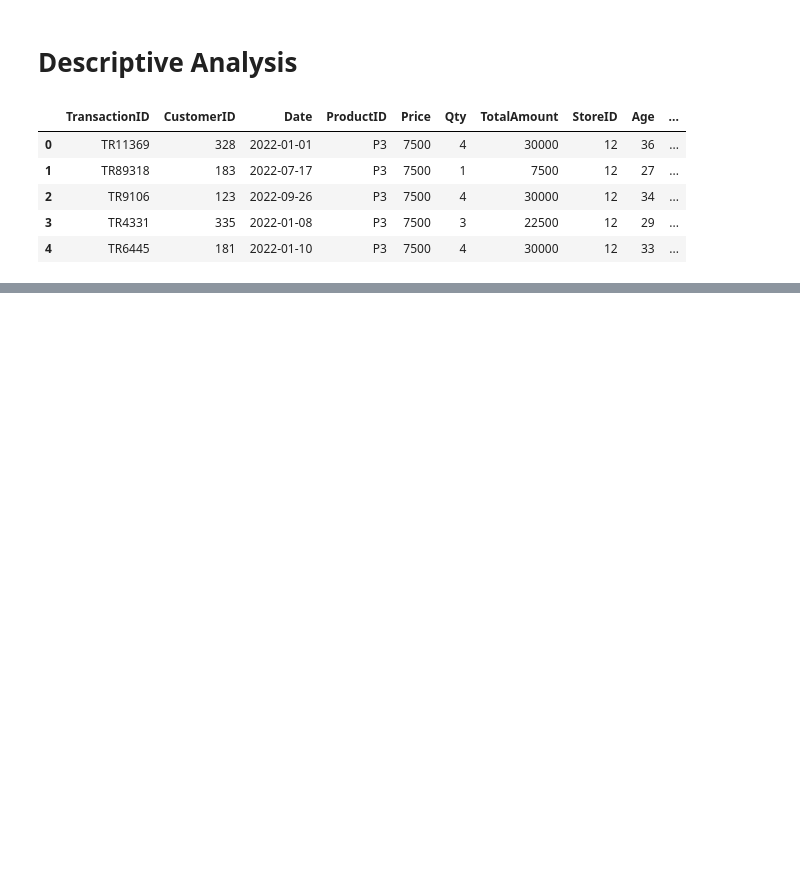
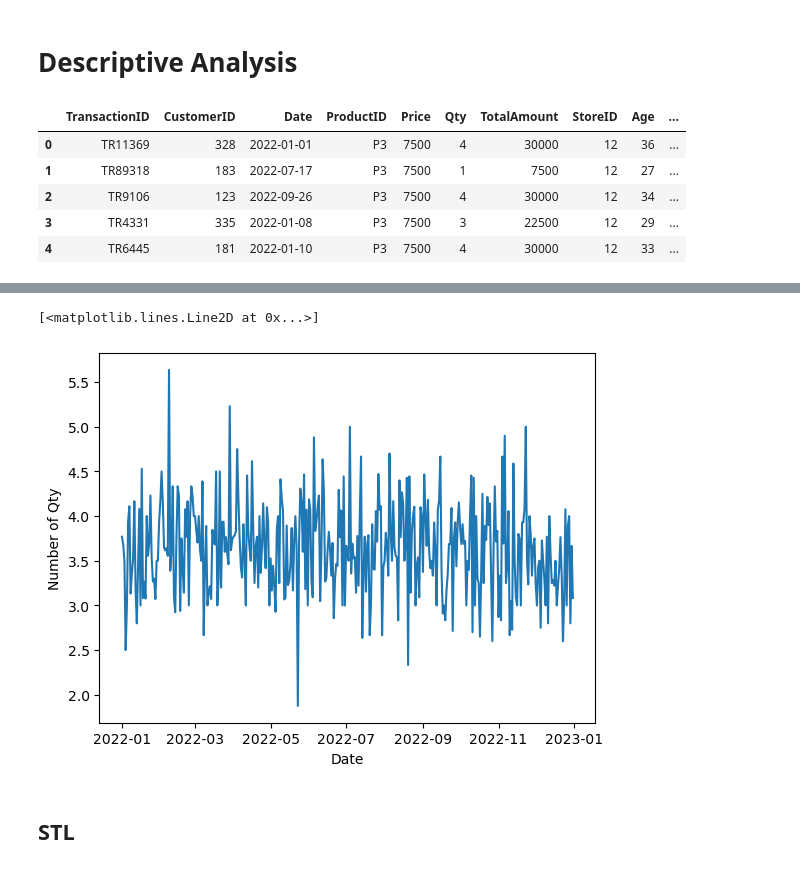
Before and after one commit to Faridwm/PBI_Rakamin-X-Kalbe_Data-Scientist, a Jupyter notebook: PBI ML.ipynb, the cells around one changed output, grey strips where cells are left out. Saved outputs shown, nothing was run; the diff lists cells and outputs as text; code cells hidden in the pictures; blank space fills up the shorter version.

```diff
--- a/PBI ML.ipynb
+++ b/PBI ML.ipynb
@@ -306,0 +350,10 @@ df_all.describe(exclude='number')
+# %%
+## plot graph
+plt.xlabel('Date')
+plt.ylabel('Number of Qty')
+plt.plot(df_tsa.resample('D').mean())
+# %% [output]
+[<matplotlib.lines.Line2D at 0x...>]
+[figure, added]
+# %% [markdown]
+## STL
```
Also changed, not shown: parts of 14 cells of this notebook.
